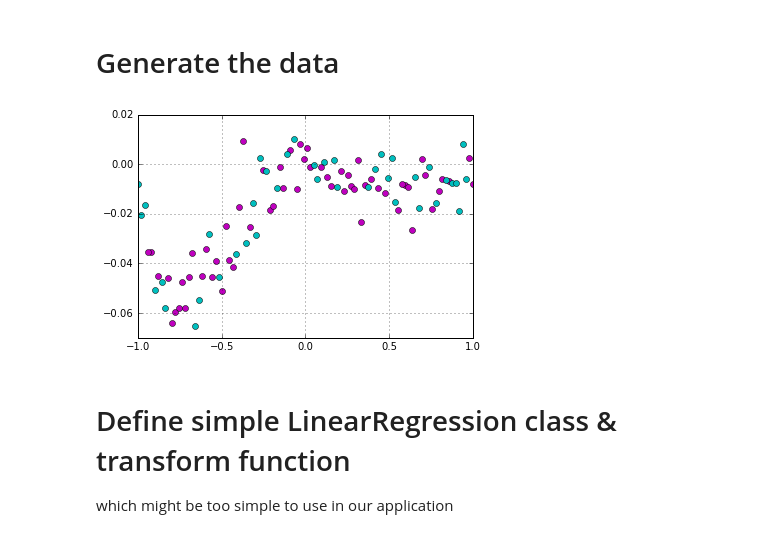
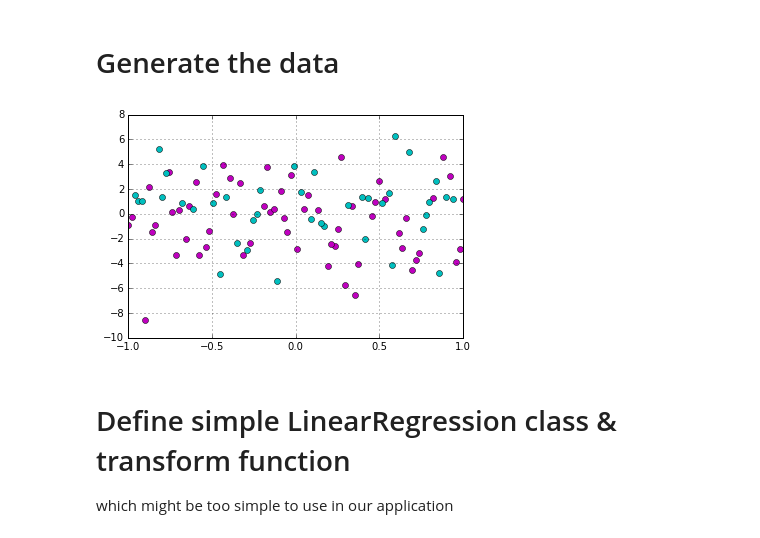
Before and after one commit to robroooh/ipynb_container, a Jupyter notebook: Regularization.ipynb, the cells around one changed output. Drawn from its saved outputs; the diff is of its cells as text; code cells hidden in the pictures.

```diff
--- a/Regularization.ipynb
+++ b/Regularization.ipynb
@@ -9,28 +9,30 @@ import random
 # %%
 # x_all = np.array([ 0.1       ,  0.56666667,  1.03333333,  1.5       ,  1.96666667,2.43333333,  2.9       ])
 # y_all = np.array([ 3.13640523,  1.83109539,  1.31565158,  0.77591068,  1.40453358,1.77338332,  3.05500884])
 def gen_data(num):
     x_all = np.linspace(-1.0, 1.0, num=num)
     np.random.shuffle(x_all)
-    y_all = .01*x_all-.09*x_all**2+.08*x_all**3-.0003*x_all**4-.08*x_all**5+0.0900*x_all**6 + 0.0025*np.random.normal(loc=0.0, scale=3.0, size=100)
+    y_all = .01*x_all-.09*x_all**2+.08*x_all**3-.0003*x_all**4-.08*x_all**5+0.0900*x_all**6 + 1*np.random.normal(loc=0.0, scale=3.0, size=num)
 
     x_all *= 1
     y_all *= 1
 
-    x_train = x_all[:60]
-    y_train = y_all[:60]
-    x_test = x_all[60:]
-    y_test = y_all[60:]
+    separator = int(len(x_all) * 0.6)
+
+    x_train = x_all[:separator]
+    y_train = y_all[:separator]
+    x_test = x_all[separator:]
+    y_test = y_all[separator:]
 
     return (x_train,y_train),(x_test,y_test)
 
 (x_train,y_train),(x_test,y_test) = gen_data(100)
 plt.plot(x_train, y_train, 'mo')
 plt.plot(x_test, y_test, 'co')
 
 plt.grid(True)
 # %% [output]
-[figure, old version]
+[figure, new version]
 # %% [markdown]
 # Define simple LinearRegression class & transform function
 which might be too simple to use in our application
```
Also changed, not shown: parts of 4 cells of this notebook.
